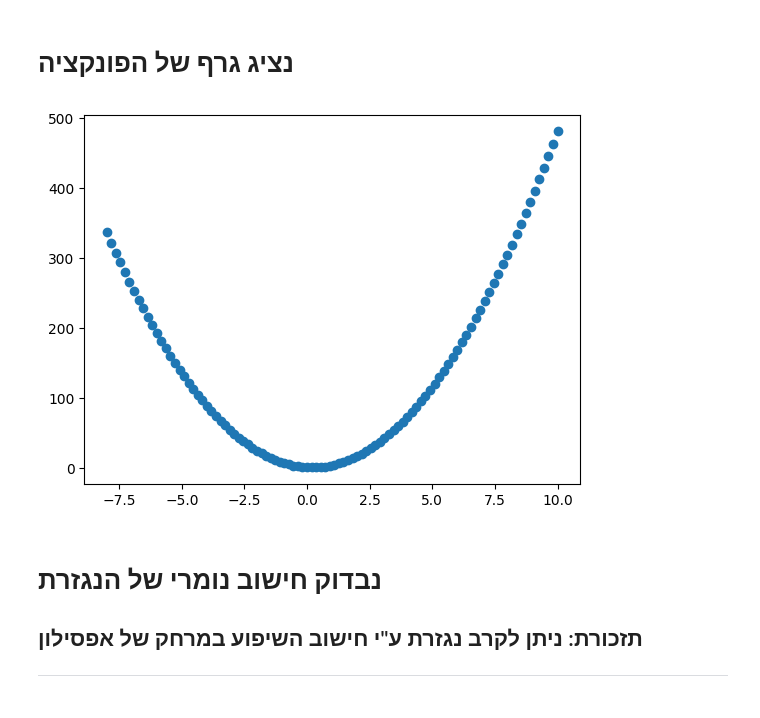
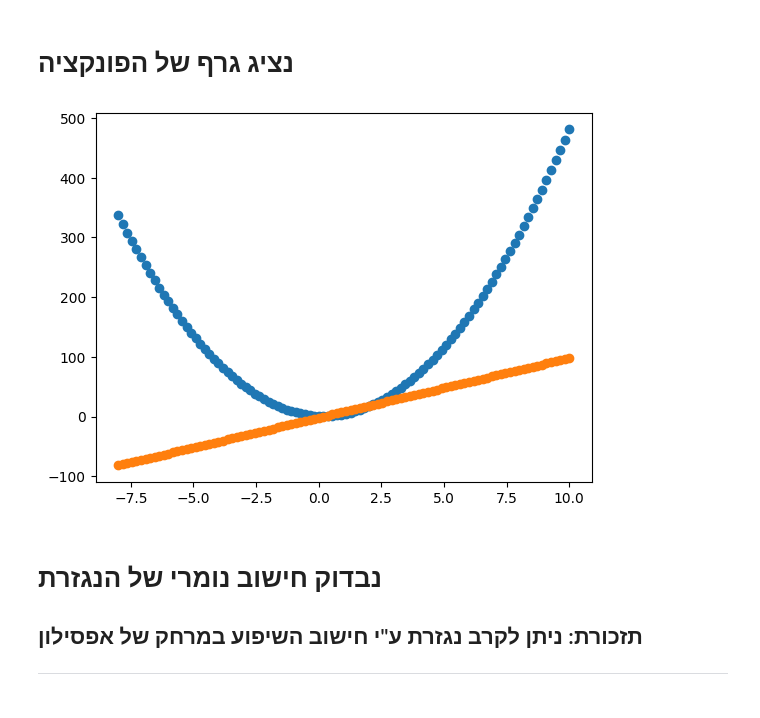
Before and after one commit to InSuperposition/data_science_container, a Jupyter notebook: notebook/exercise_3/derivatives_and_regression.ipynb, the cells around one changed output. Drawn from its saved outputs; the diff is of its cells as text; code cells hidden in the pictures.

```diff
--- a/notebook/exercise_3/derivatives_and_regression.ipynb
+++ b/notebook/exercise_3/derivatives_and_regression.ipynb
@@ -29,23 +29,24 @@ $$
 An implementation of the calculation is shown here.
 Please calculate and complete a function of the derivative
 # %%
-def my_qaudratic(x):
+def my_quadratic(x):
   return 5*x*x - 2*x + 1
 
-def my_qaudratic_deriv(x):
+def my_quadratic_deriv(x):
   # הנגזרת של
   # my_quadratic
-  return # TO COMPLETE
+  return 10 * x - 2
 # %% [markdown]
 # נציג גרף של הפונקציה
 # %%
 x_points = np.linspace(-8, 10, 100)
-y_points = my_qaudratic(x_points)
-
+y_points = my_quadratic(x_points)
+y_deriv = my_quadratic_deriv(x_points)
 plt.scatter(x_points, y_points)
+plt.scatter(x_points, y_deriv)
 plt.show()
 # %% [output]
-[figure, old version]
+[figure, new version]
 # %% [markdown]
 # נבדוק חישוב נומרי של הנגזרת
 
```
Also changed, not shown: parts of 1 cell of this notebook, 2 other files.
